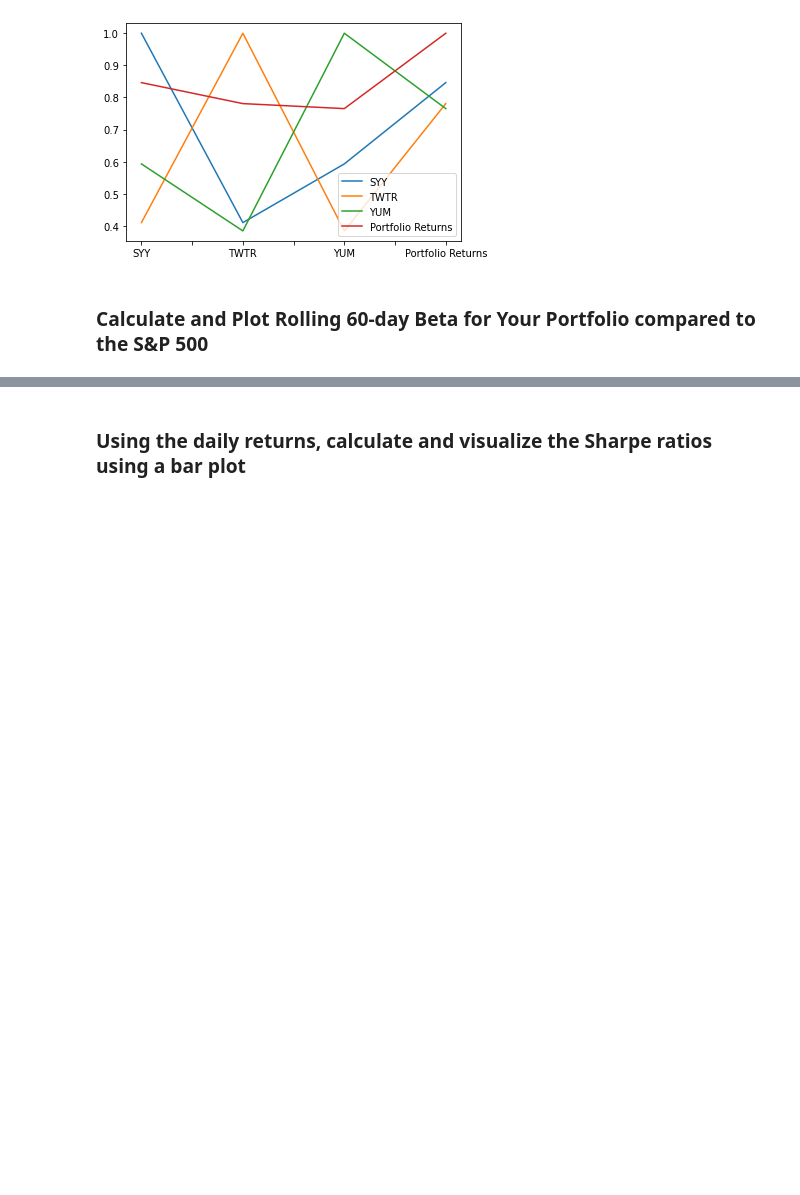
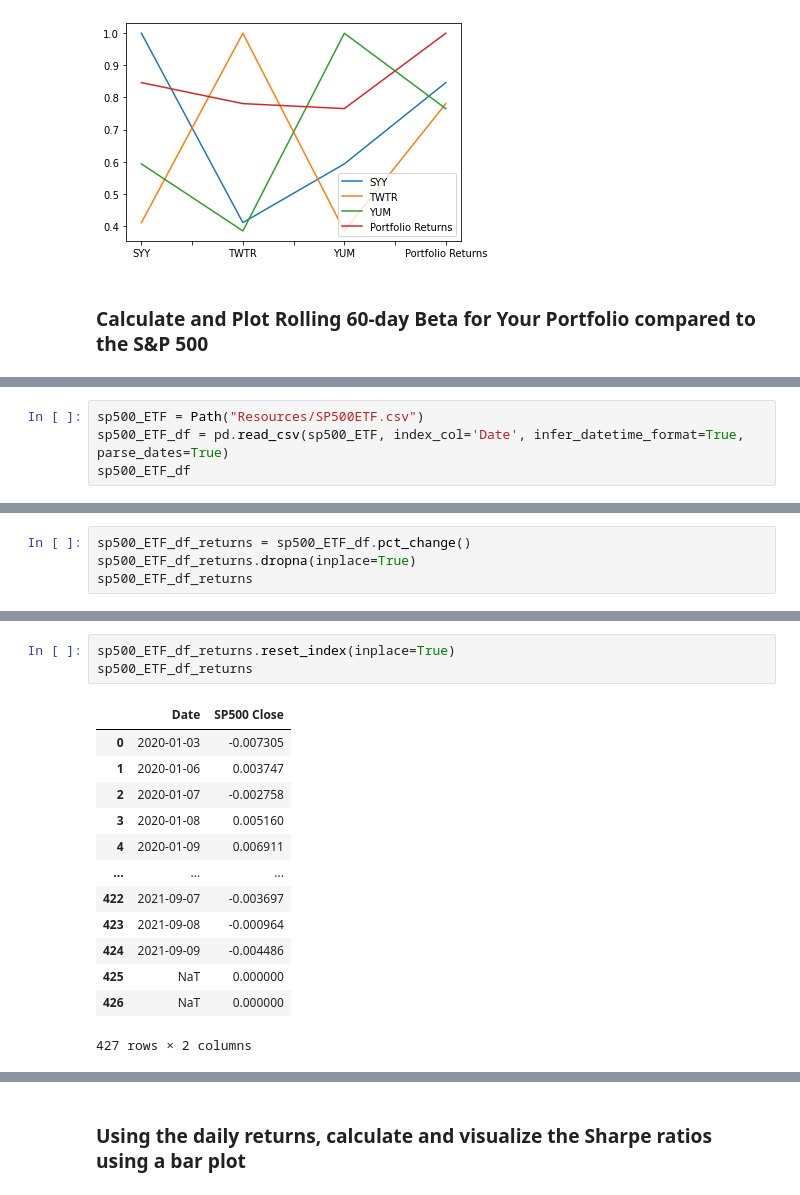
Before and after one commit to MatthewPuttroff/HWUnitFour, a Jupyter notebook: 04-Pandas/Instructions/Starter_Code/whale_analysis.ipynb, the cells around one changed output, grey strips where cells are left out. Cells and saved outputs as stored; diff of their text form; blank space fills up the shorter version.

```diff
--- a/04-Pandas/Instructions/Starter_Code/whale_analysis.ipynb
+++ b/04-Pandas/Instructions/Starter_Code/whale_analysis.ipynb
@@ -772,0 +774,4 @@ Portfolio Returns  0.846188  0.780851  0.765292           1.000000
+# %%
+sp500_ETF = Path("Resources/SP500ETF.csv")
+sp500_ETF_df = pd.read_csv(sp500_ETF, index_col='Date', infer_datetime_format=True, parse_dates=True)
+sp500_ETF_df
@@ -772,0 +793,4 @@ Portfolio Returns  0.846188  0.780851  0.765292           1.000000
+# %%
+sp500_ETF_df_returns = sp500_ETF_df.pct_change()
+sp500_ETF_df_returns.dropna(inplace=True)
+sp500_ETF_df_returns
@@ -772,0 +812,17 @@ Portfolio Returns  0.846188  0.780851  0.765292           1.000000
+# %%
+sp500_ETF_df_returns.reset_index(inplace=True)
+sp500_ETF_df_returns
+# %% [output]
+|  | Date | SP500 Close |
+| 0 | 2020-01-03 | -0.007305 |
+| 1 | 2020-01-06 | 0.003747 |
+| 2 | 2020-01-07 | -0.002758 |
+| 3 | 2020-01-08 | 0.005160 |
+| 4 | 2020-01-09 | 0.006911 |
+| ... | ... | ... |
+| 422 | 2021-09-07 | -0.003697 |
+| 423 | 2021-09-08 | -0.000964 |
+| 424 | 2021-09-09 | -0.004486 |
+| 425 | NaT | 0.000000 |
+| 426 | NaT | 0.000000 |
+427 rows × 2 columns
```
Also changed, not shown: parts of 5 cells of this notebook, 1 other file.
